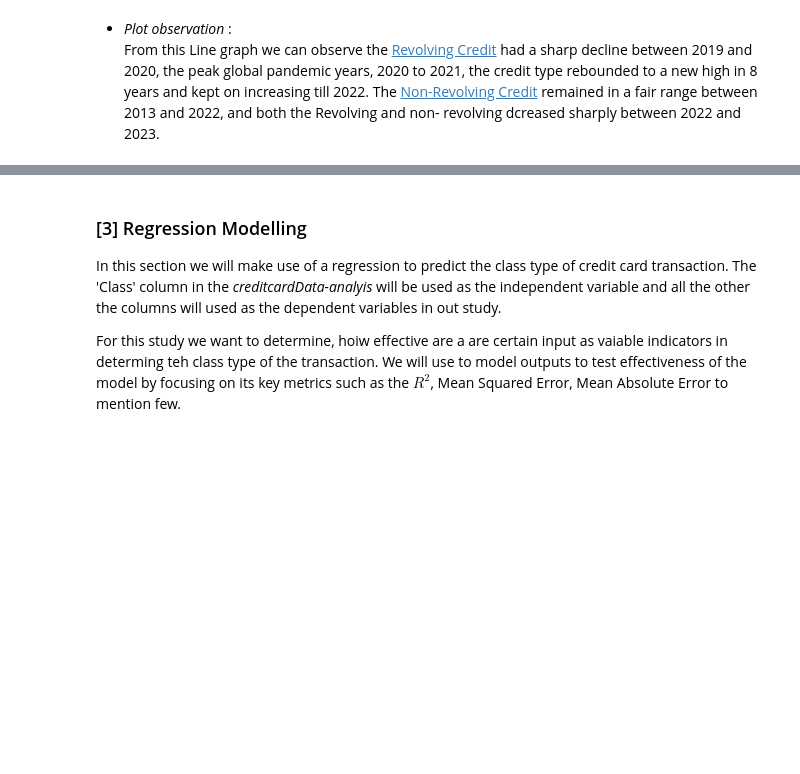
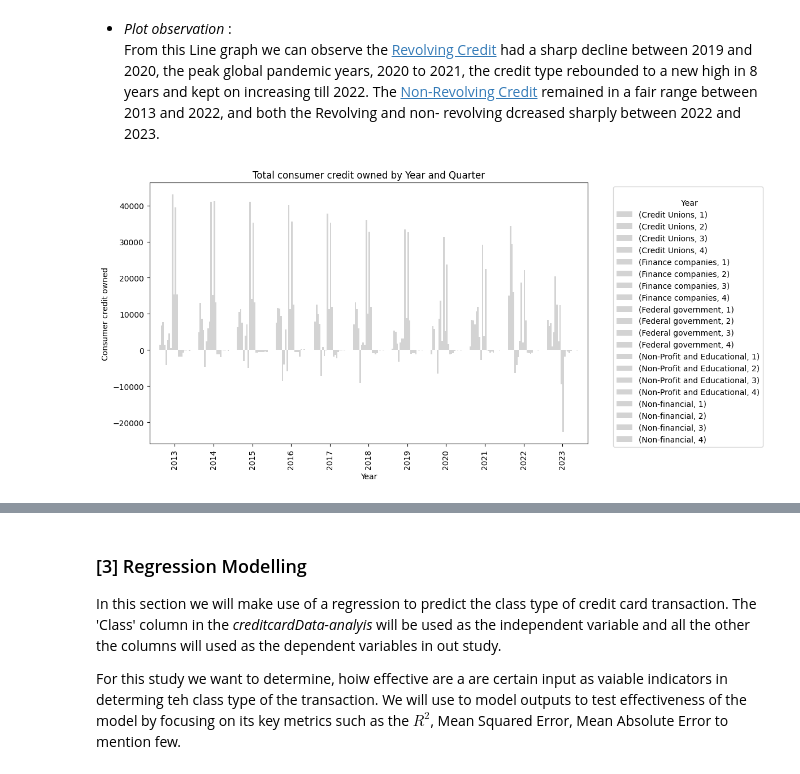
Before and after one commit to S3Stan/Federal_Reserve_Analytics, a Jupyter notebook: ConsumerCredit_NB.ipynb, the cells around one changed output, grey strips where cells are left out. Drawn from its saved outputs; the diff is of its cells as text; code cells hidden in the pictures; blank space fills up the shorter version.

```diff
--- a/ConsumerCredit_NB.ipynb
+++ b/ConsumerCredit_NB.ipynb
@@ -182,3 +227,67 @@ importLibrary.plt.grid(True, linestyle='--', linewidth=0.5, which='both') # plot
 # %% [markdown]
 
 - _Plot observation_ : <br> From this Line graph we can observe the [Revolving Credit](#Dictionary) had a sharp decline between 2019 and 2020, the peak global pandemic years, 2020 to 2021, the credit type rebounded to a new high in 8 years and kept on increasing till 2022. The [Non-Revolving Credit](#Dictionary) remained in a fair range between 2013 and 2022, and both the Revolving and non- revolving dcreased sharply between 2022 and 2023.
+# %%
+#Seasonality plot
+
+pivot_data = quarter_grouped_data.pivot(index='Year', columns='Quarter', values=['Credit Unions', 'Finance companies', 'Federal government', 'Non-Profit and Educational', 'Non-financial'])
+
+# Plotting
+fig, ax = importLibrary.plt.subplots(figsize=(10, 6))
+
+# colors = importLibrary.plt.cm.get_cmap('Set3', len(pivot_data.columns)) # set colors by owner of consumer credit
+
+# Plot each column with the same color
+credit_Owner_color_index = {
+    '(Federal government, 1)': 'violet',
+    '(Federal government, 2)': 'violet',
+    '(Federal government, 3)': 'violet',
+    '(Federal government, 4)': 'violet',
+    '(Credit Unions, 1)': 'pink',
+    '(Credit Unions, 2)': 'pink',
+    '(Credit Unions, 3)': 'pink',
+    '(Credit Unions, 4)': 'pink',
+    '(Finance companies, 1)': 'yellow',
+    '(Finance companies, 2)': 'yellow',
+    '(Finance companies, 3)': 'yellow',
+    '(Finance companies, 4)': 'yellow',
+    '(Non-Profit and Educational, 1)': 'green',
+    '(Non-Profit and Educational, 2)': 'green',
+    '(Non-Profit and Educational, 3)': 'green',
+    '(Non-Profit and Educational, 4)': 'green',
+    '(Non-financial, 1)': 'orange',
+    '(Non-financial, 2)': 'orange',
+    '(Non-financial, 3)': 'orange',
+    '(Non-financial, 4)': 'orange',
+    2022: 'blue',
+    2023: 'green',
+    2024: 'red',
+}
+
+# Specify colors for certain columns
+colors_for_columns = {
+    2022: 'blue',
+    2023: 'green',
+    2024: 'red',
+}
+
+# Create a custom color map
+cmap = importLibrary.ColorMap([colors_for_columns.get(col, 'lightgray') for col in pivot_data.columns])
+
+# Plotting
+#fig, ax = importLibrary.plt.subplots(figsize=(10, 6))
+
+pivot_data.plot(kind='bar', ax=ax, colormap=cmap, width=0.8)
+
+# Add labels and title
+importLibrary.plt.xlabel('Year')
+importLibrary.plt.ylabel('Consumer credit owned')
+importLibrary.plt.title('Total consumer credit owned by Year and Quarter')
+
+# Add legend
+importLibrary.plt.legend(title='\n Year', bbox_to_anchor=(1.05, 1), loc='upper left')
+
+# Show the plot
+importLibrary.plt.show()
+# %% [output]
+[figure, added]
```
Also changed, not shown: parts of 9 cells of this notebook, 1 other file.
